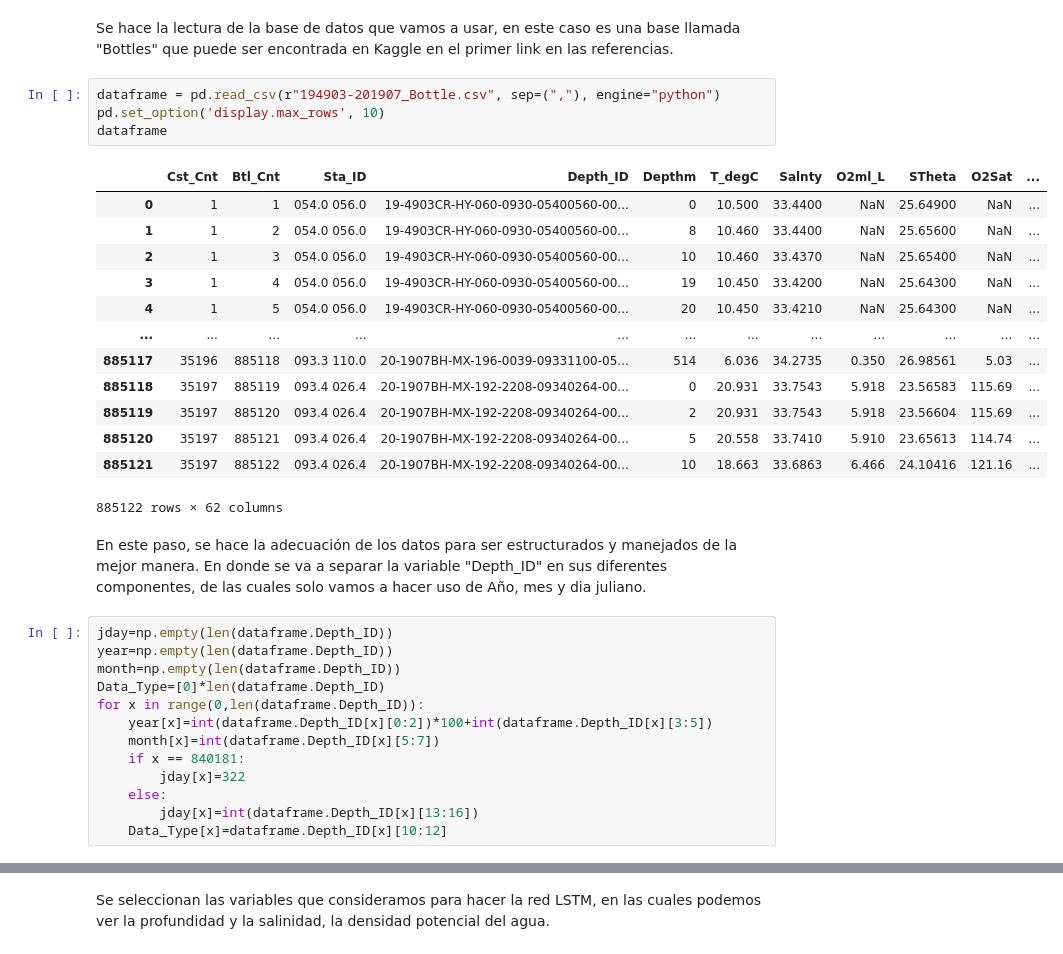
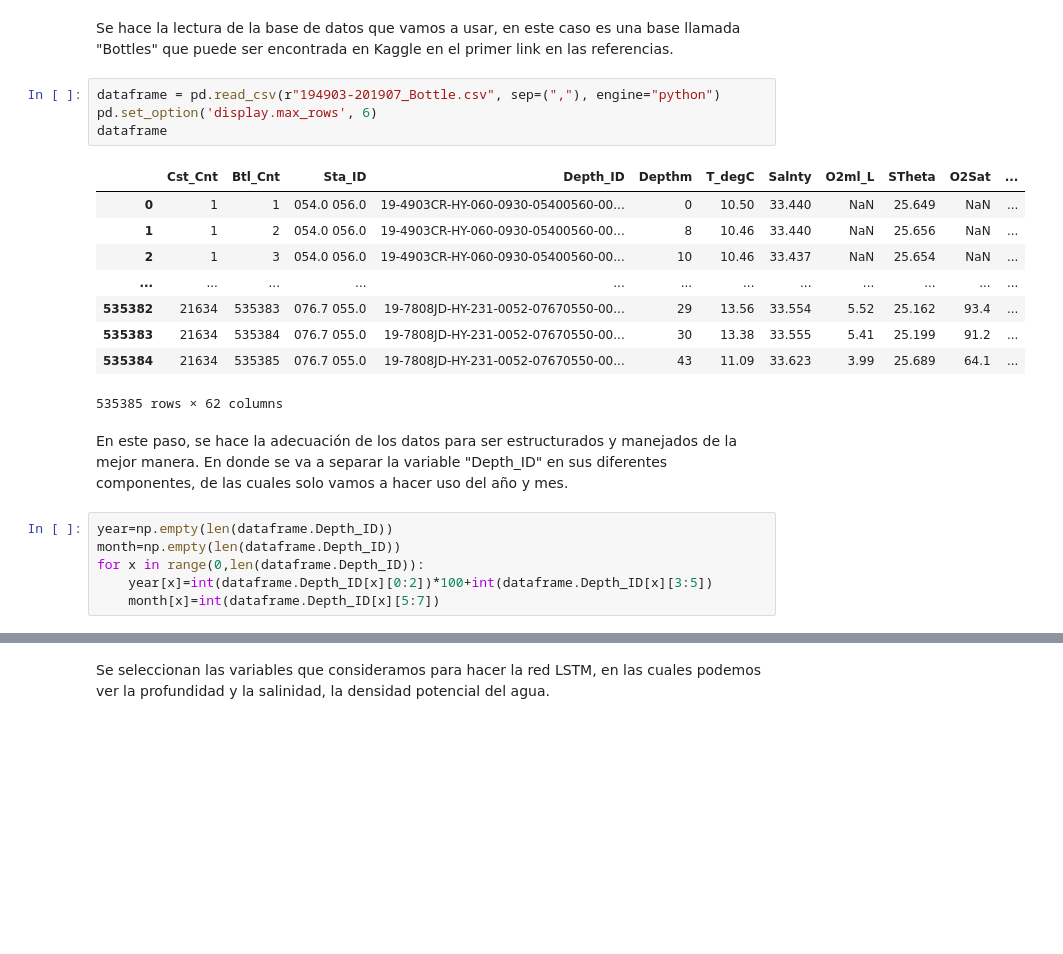
Before and after one commit to Lmdela/Trabajo-Mineria-de-Dtos, a Jupyter notebook: Adecuación_de_la_base_de_datos.ipynb, the cells around one changed output, grey strips where cells are left out. Saved outputs shown, nothing was run; the diff lists cells and outputs as text; blank space fills up the shorter version.

```diff
--- a/Adecuación_de_la_base_de_datos.ipynb
+++ b/Adecuación_de_la_base_de_datos.ipynb
@@ -37,37 +31,26 @@ plt.style.use('ggplot')
 Se hace la lectura de la base de datos que vamos a usar, en este caso es una base llamada "Bottles" que puede ser encontrada en Kaggle en el primer link en las referencias.
 # %%
 dataframe = pd.read_csv(r"194903-201907_Bottle.csv", sep=(","), engine="python")
-pd.set_option('display.max_rows', 10)
+pd.set_option('display.max_rows', 6)
 dataframe
 # %% [output]
 |  | Cst_Cnt | Btl_Cnt | Sta_ID | Depth_ID | Depthm | T_degC | Salnty | O2ml_L | STheta | O2Sat | ... |
-| 0 | 1 | 1 | 054.0 056.0 | 19-4903CR-HY-060-0930-05400560-00... | 0 | 10.500 | 33.4400 | NaN | 25.64900 | NaN | ... |
-| 1 | 1 | 2 | 054.0 056.0 | 19-4903CR-HY-060-0930-05400560-00... | 8 | 10.460 | 33.4400 | NaN | 25.65600 | NaN | ... |
-| 2 | 1 | 3 | 054.0 056.0 | 19-4903CR-HY-060-0930-05400560-00... | 10 | 10.460 | 33.4370 | NaN | 25.65400 | NaN | ... |
-| 3 | 1 | 4 | 054.0 056.0 | 19-4903CR-HY-060-0930-05400560-00... | 19 | 10.450 | 33.4200 | NaN | 25.64300 | NaN | ... |
-| 4 | 1 | 5 | 054.0 056.0 | 19-4903CR-HY-060-0930-05400560-00... | 20 | 10.450 | 33.4210 | NaN | 25.64300 | NaN | ... |
+| 0 | 1 | 1 | 054.0 056.0 | 19-4903CR-HY-060-0930-05400560-00... | 0 | 10.50 | 33.440 | NaN | 25.649 | NaN | ... |
+| 1 | 1 | 2 | 054.0 056.0 | 19-4903CR-HY-060-0930-05400560-00... | 8 | 10.46 | 33.440 | NaN | 25.656 | NaN | ... |
+| 2 | 1 | 3 | 054.0 056.0 | 19-4903CR-HY-060-0930-05400560-00... | 10 | 10.46 | 33.437 | NaN | 25.654 | NaN | ... |
 | ... | ... | ... | ... | ... | ... | ... | ... | ... | ... | ... | ... |
-| 885117 | 35196 | 885118 | 093.3 110.0 | 20-1907BH-MX-196-0039-09331100-05... | 514 | 6.036 | 34.2735 | 0.350 | 26.98561 | 5.03 | ... |
-| 885118 | 35197 | 885119 | 093.4 026.4 | 20-1907BH-MX-192-2208-09340264-00... | 0 | 20.931 | 33.7543 | 5.918 | 23.56583 | 115.69 | ... |
-| 885119 | 35197 | 885120 | 093.4 026.4 | 20-1907BH-MX-192-2208-09340264-00... | 2 | 20.931 | 33.7543 | 5.918 | 23.56604 | 115.69 | ... |
-| 885120 | 35197 | 885121 | 093.4 026.4 | 20-1907BH-MX-192-2208-09340264-00... | 5 | 20.558 | 33.7410 | 5.910 | 23.65613 | 114.74 | ... |
-| 885121 | 35197 | 885122 | 093.4 026.4 | 20-1907BH-MX-192-2208-09340264-00... | 10 | 18.663 | 33.6863 | 6.466 | 24.10416 | 121.16 | ... |
+| 535382 | 21634 | 535383 | 076.7 055.0 | 19-7808JD-HY-231-0052-07670550-00... | 29 | 13.56 | 33.554 | 5.52 | 25.162 | 93.4 | ... |
+| 535383 | 21634 | 535384 | 076.7 055.0 | 19-7808JD-HY-231-0052-07670550-00... | 30 | 13.38 | 33.555 | 5.41 | 25.199 | 91.2 | ... |
+| 535384 | 21634 | 535385 | 076.7 055.0 | 19-7808JD-HY-231-0052-07670550-00... | 43 | 11.09 | 33.623 | 3.99 | 25.689 | 64.1 | ... |
-885122 rows × 62 columns
+535385 rows × 62 columns
 # %% [markdown]
-En este paso, se hace la adecuación de los datos para ser estructurados y manejados de la mejor manera. En donde se va a separar la variable "Depth_ID" en sus diferentes componentes, de las cuales solo vamos a hacer uso de Año, mes y dia juliano.
+En este paso, se hace la adecuación de los datos para ser estructurados y manejados de la mejor manera. En donde se va a separar la variable "Depth_ID" en sus diferentes componentes, de las cuales solo vamos a hacer uso del año y  mes.
 # %%
-jday=np.empty(len(dataframe.Depth_ID))
 year=np.empty(len(dataframe.Depth_ID))
 month=np.empty(len(dataframe.Depth_ID))
-Data_Type=[0]*len(dataframe.Depth_ID)
 for x in range(0,len(dataframe.Depth_ID)):
     year[x]=int(dataframe.Depth_ID[x][0:2])*100+int(dataframe.Depth_ID[x][3:5])
     month[x]=int(dataframe.Depth_ID[x][5:7])
-    if x == 840181:
-        jday[x]=322
-    else:
-        jday[x]=int(dataframe.Depth_ID[x][13:16])
-    Data_Type[x]=dataframe.Depth_ID[x][10:12]
 # %%
 df=pd.DataFrame(np.column_stack((year,month)),columns=['Year','Month'])
 df
```
Also changed, not shown: parts of 19 cells of this notebook.
